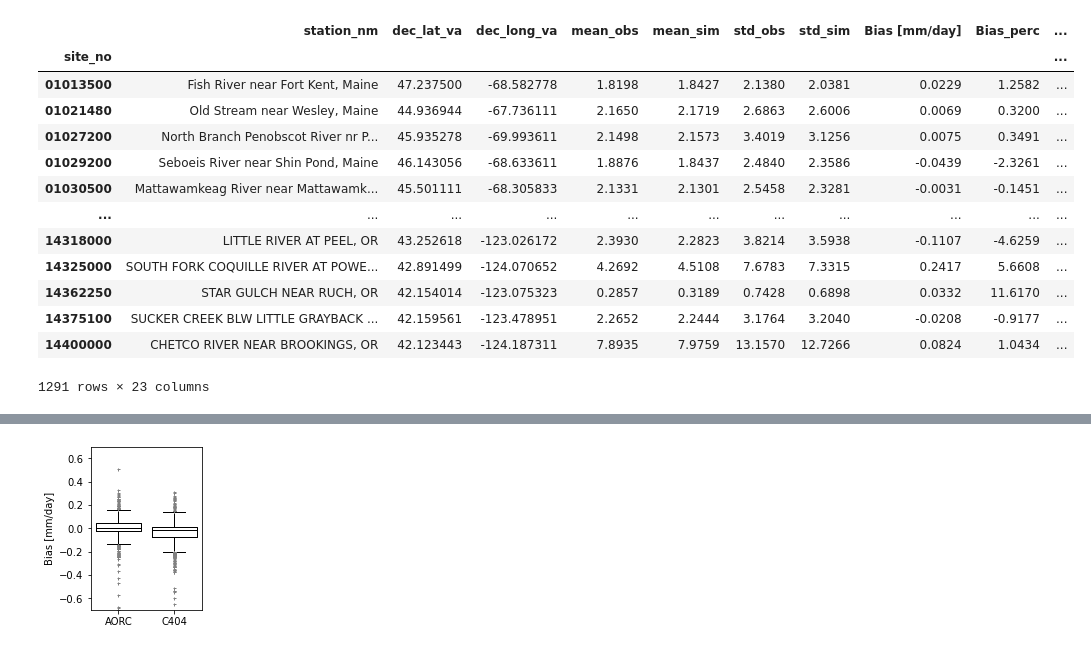
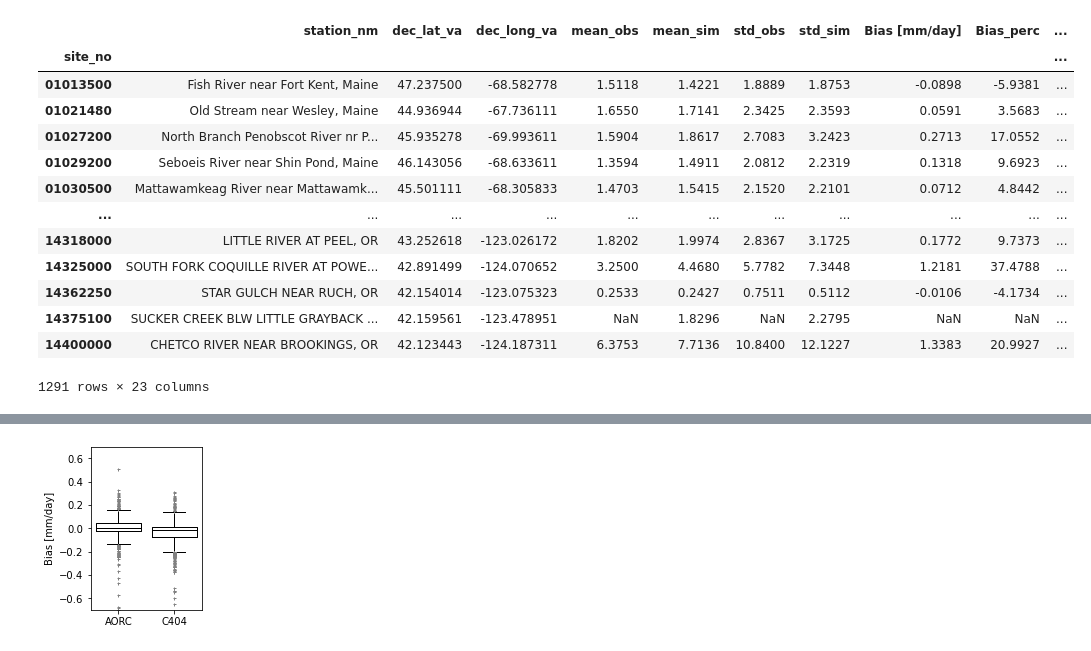
Before and after one commit to amazroo/ealstm_regional_modeling, a Jupyter notebook: notebooks/Evaluate_EALSTM.ipynb, the cells around one changed output, grey strips where cells are left out. Drawn from its saved outputs; the diff is of its cells as text; code cells hidden in the pictures.

```diff
--- a/notebooks/Evaluate_EALSTM.ipynb
+++ b/notebooks/Evaluate_EALSTM.ipynb
@@ -24,8 +32,10 @@ extent_conus = [-122, -73, 22, 50]
 # %%
 %%time
 list_basins = pd.read_csv('/glade/u/home/mazrooei/work/USGS/usgs_ealstm/ealstm_regional_modeling/data/basin_list.txt', dtype=str, names=['site_no']).site_no.to_list()
-LSTM_aorc = pd.read_pickle('/glade/work/mazrooei/USGS/usgs_ealstm/ealstm_regional_modeling/runs/run_aorc_gagesII_trained_on_2005_2020/ealstm_eval_2005_2020.p')
-LSTM_c404 = pd.read_pickle('/glade/work/mazrooei/USGS/usgs_ealstm/ealstm_regional_modeling/runs/run_c404_gagesII_trained_on_2005_2020/ealstm_eval_2005_2020.p')
+LSTM_aorc_valid = pd.read_pickle('/glade/work/mazrooei/USGS/usgs_ealstm/ealstm_regional_modeling/runs/run_seed588170_aorc_gagesII_trained_on_2005_2020/ealstm_eval_2000_2005.p')
+LSTM_c404_valid = pd.read_pickle('/glade/work/mazrooei/USGS/usgs_ealstm/ealstm_regional_modeling/runs/run_seed588170_c404_gagesII_trained_on_2005_2020/ealstm_eval_2000_2005.p')
+LSTM_aorc_calib = pd.read_pickle('/glade/work/mazrooei/USGS/usgs_ealstm/ealstm_regional_modeling/runs/run_seed588170_aorc_gagesII_trained_on_2005_2020/ealstm_eval_2005_2020.p')
+LSTM_c404_calib = pd.read_pickle('/glade/work/mazrooei/USGS/usgs_ealstm/ealstm_regional_modeling/runs/run_seed588170_c404_gagesII_trained_on_2005_2020/ealstm_eval_2005_2020.p')
 
 usgs_meta = pd.read_csv("/glade/p/cisl/nwc/nwm_verification_obs/streamflow_usgs/obsStrMeta.csv", dtype={'site_no': str}, index_col=0).set_index('site_no')
 usgs_meta = usgs_meta.sort_index()
@@ -103,40 +113,61 @@ def my_verif(obs, sim):
     return out_df.round(4)
 # %%
 ## Compute verif metrics for all sites
-Metrics_aorc = pd.DataFrame()
+Metrics_aorc_valid = pd.DataFrame()
 for s in tqdm(list_basins):
-    df = LSTM_aorc[s]
+    df = LSTM_aorc_valid[s]
     verif = my_verif(df.qobs, df.qsim)
     verif.index = pd.Index([s], name='site_no')
-    Metrics_aorc = Metrics_aorc.append(verif)
+    Metrics_aorc_valid = Metrics_aorc_valid.append(verif)
 
-Metrics_aorc = usgs_short.loc[list_basins].join(Metrics_aorc)
-Metrics_aorc = Metrics_aorc.rename(columns={'Bias':'Bias [mm/day]'})
+Metrics_aorc_valid = usgs_short.loc[list_basins].join(Metrics_aorc_valid)
+Metrics_aorc_valid = Metrics_aorc_valid.rename(columns={'Bias':'Bias [mm/day]'})
 
-Metrics_c404 = pd.DataFrame()
+Metrics_c404_valid = pd.DataFrame()
 for s in tqdm(list_basins):
-    df = LSTM_c404[s]
+    df = LSTM_c404_valid[s]
     verif = my_verif(df.qobs, df.qsim)
     verif.index = pd.Index([s], name='site_no')
-    Metrics_c404 = Metrics_c404.append(verif)
+    Metrics_c404_valid = Metrics_c404_valid.append(verif)
 
-Metrics_c404 = usgs_short.loc[list_basins].join(Metrics_c404)
-Metrics_c404 = Metrics_c404.rename(columns={'Bias':'Bias [mm/day]'})
+Metrics_c404_valid = usgs_short.loc[list_basins].join(Metrics_c404_valid)
+Metrics_c404_valid = Metrics_c404_valid.rename(columns={'Bias':'Bias [mm/day]'})
 
 
-display(Metrics_aorc)
+Metrics_aorc_calib = pd.DataFrame()
+for s in tqdm(list_basins):
+    df = LSTM_aorc_calib[s]
+    verif = my_verif(df.qobs, df.qsim)
+    verif.index = pd.Index([s], name='site_no')
+    Metrics_aorc_calib = Metrics_aorc_calib.append(verif)
+
+Metrics_aorc_calib = usgs_short.loc[list_basins].join(Metrics_aorc_calib)
+Metrics_aorc_calib = Metrics_aorc_calib.rename(columns={'Bias':'Bias [mm/day]'})
+
+Metrics_c404_calib = pd.DataFrame()
+for s in tqdm(list_basins):
+    df = LSTM_c404_calib[s]
+    verif = my_verif(df.qobs, df.qsim)
+    verif.index = pd.Index([s], name='site_no')
+    Metrics_c404_calib = Metrics_c404_calib.append(verif)
+
+Metrics_c404_calib = usgs_short.loc[list_basins].join(Metrics_c404_calib)
+Metrics_c404_calib = Metrics_c404_calib.rename(columns={'Bias':'Bias [mm/day]'})
+
+
+display(Metrics_aorc_valid)
 # %% [output]
 |  | station_nm | dec_lat_va | dec_long_va | mean_obs | mean_sim | std_obs | std_sim | Bias [mm/day] | Bias_perc | ... |
 | site_no |  |  |  |  |  |  |  |  |  | ... |
-| 01013500 | Fish River near Fort Kent, Maine | 47.237500 | -68.582778 | 1.8198 | 1.8427 | 2.1380 | 2.0381 | 0.0229 | 1.2582 | ... |
-| 01021480 | Old Stream near Wesley, Maine | 44.936944 | -67.736111 | 2.1650 | 2.1719 | 2.6863 | 2.6006 | 0.0069 | 0.3200 | ... |
-| 01027200 | North Branch Penobscot River nr P... | 45.935278 | -69.993611 | 2.1498 | 2.1573 | 3.4019 | 3.1256 | 0.0075 | 0.3491 | ... |
-| 01029200 | Seboeis River near Shin Pond, Maine | 46.143056 | -68.633611 | 1.8876 | 1.8437 | 2.4840 | 2.3586 | -0.0439 | -2.3261 | ... |
-| 01030500 | Mattawamkeag River near Mattawamk... | 45.501111 | -68.305833 | 2.1331 | 2.1301 | 2.5458 | 2.3281 | -0.0031 | -0.1451 | ... |
+| 01013500 | Fish River near Fort Kent, Maine | 47.237500 | -68.582778 | 1.5118 | 1.4221 | 1.8889 | 1.8753 | -0.0898 | -5.9381 | ... |
+| 01021480 | Old Stream near Wesley, Maine | 44.936944 | -67.736111 | 1.6550 | 1.7141 | 2.3425 | 2.3593 | 0.0591 | 3.5683 | ... |
+| 01027200 | North Branch Penobscot River nr P... | 45.935278 | -69.993611 | 1.5904 | 1.8617 | 2.7083 | 3.2423 | 0.2713 | 17.0552 | ... |
+| 01029200 | Seboeis River near Shin Pond, Maine | 46.143056 | -68.633611 | 1.3594 | 1.4911 | 2.0812 | 2.2319 | 0.1318 | 9.6923 | ... |
+| 01030500 | Mattawamkeag River near Mattawamk... | 45.501111 | -68.305833 | 1.4703 | 1.5415 | 2.1520 | 2.2101 | 0.0712 | 4.8442 | ... |
 | ... | ... | ... | ... | ... | ... | ... | ... | ... | ... | ... |
-| 14318000 | LITTLE RIVER AT PEEL, OR | 43.252618 | -123.026172 | 2.3930 | 2.2823 | 3.8214 | 3.5938 | -0.1107 | -4.6259 | ... |
-| 14325000 | SOUTH FORK COQUILLE RIVER AT POWE... | 42.891499 | -124.070652 | 4.2692 | 4.5108 | 7.6783 | 7.3315 | 0.2417 | 5.6608 | ... |
-| 14362250 | STAR GULCH NEAR RUCH, OR | 42.154014 | -123.075323 | 0.2857 | 0.3189 | 0.7428 | 0.6898 | 0.0332 | 11.6170 | ... |
-| 14375100 | SUCKER CREEK BLW LITTLE GRAYBACK ... | 42.159561 | -123.478951 | 2.2652 | 2.2444 | 3.1764 | 3.2040 | -0.0208 | -0.9177 | ... |
-| 14400000 | CHETCO RIVER NEAR BROOKINGS, OR | 42.123443 | -124.187311 | 7.8935 | 7.9759 | 13.1570 | 12.7266 | 0.0824 | 1.0434 | ... |
+| 14318000 | LITTLE RIVER AT PEEL, OR | 43.252618 | -123.026172 | 1.8202 | 1.9974 | 2.8367 | 3.1725 | 0.1772 | 9.7373 | ... |
+| 14325000 | SOUTH FORK COQUILLE RIVER AT POWE... | 42.891499 | -124.070652 | 3.2500 | 4.4680 | 5.7782 | 7.3448 | 1.2181 | 37.4788 | ... |
+| 14362250 | STAR GULCH NEAR RUCH, OR | 42.154014 | -123.075323 | 0.2533 | 0.2427 | 0.7511 | 0.5112 | -0.0106 | -4.1734 | ... |
+| 14375100 | SUCKER CREEK BLW LITTLE GRAYBACK ... | 42.159561 | -123.478951 | NaN | 1.8296 | NaN | 2.2795 | NaN | NaN | ... |
+| 14400000 | CHETCO RIVER NEAR BROOKINGS, OR | 42.123443 | -124.187311 | 6.3753 | 7.7136 | 10.8400 | 12.1227 | 1.3383 | 20.9927 | ... |
 1291 rows × 23 columns
```
Also changed, not shown: parts of 4 cells of this notebook, 6 other files.
